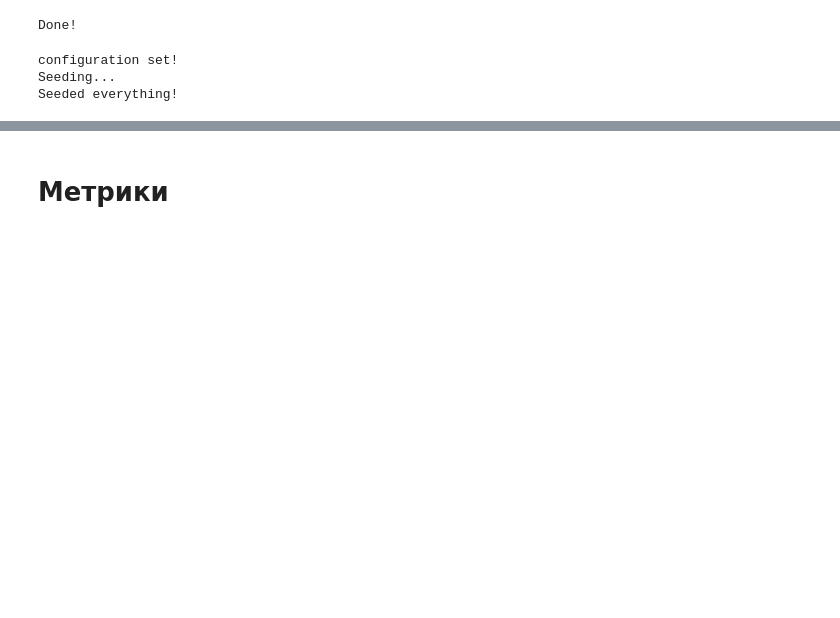
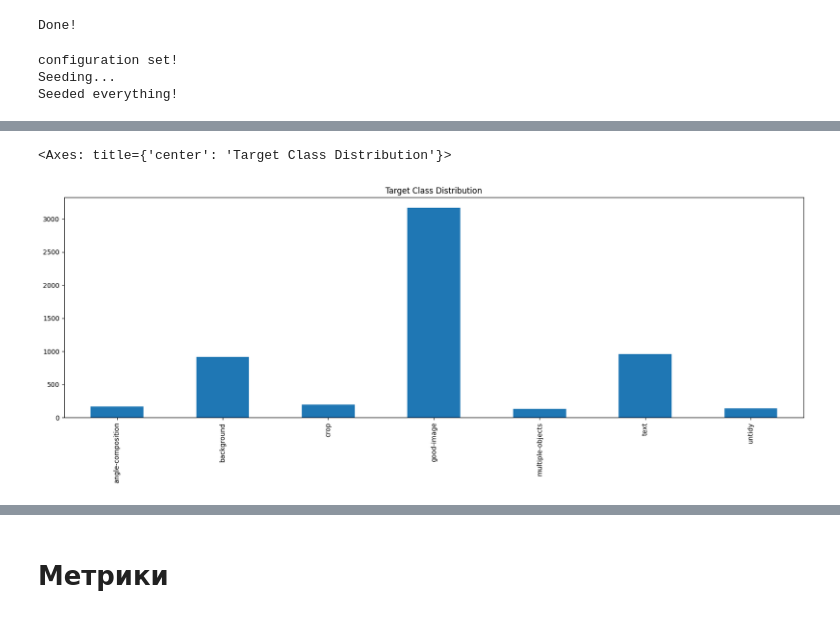
Before and after one commit to Luzinsan/intership, a Jupyter notebook: ex2/EX2_Quality.ipynb, the cells around one changed output, grey strips where cells are left out. Drawn from its saved outputs; the diff is of its cells as text; code cells hidden in the pictures; blank space fills up the shorter version.

```diff
--- a/ex2/EX2_Quality.ipynb
+++ b/ex2/EX2_Quality.ipynb
@@ -236,0 +185,19 @@ labels.
+# %%
+def data_sanity_check(df):
+    """
+        this will check each image file for corrupted or missing and
+        returns index of corrupted / missing files .Doing this will
+        prevent us from running into any data errors during training phase .
+    """
+    idx = []
+    start = time.time()
+    for i in range(len(df)):
+        try:#       checks for corrupeted or missing image files
+            if len(cv2.imread(df.iloc[i,0])) == 3:
+                _ = 1
+        except:
+            idx.append(df.iloc[i,0])
+    end = time.time()
+    print(end-start)
+    _ = gc.collect()
+    return idx
@@ -236,0 +207,14 @@ labels.
+# %%
+index = train_dir + pd.read_csv(train_csv_path, header=None, usecols=[0], dtype=str) + Config.DATA_FORMAT
+index = index[0]
+
+targets = pd.read_csv(train_csv_path, header=None, usecols = [1,2,3,4], keep_default_na=False)
+targets = targets.apply(' '.join , axis=1)
+targets = targets.str.strip()
+
+train_df = pd.DataFrame({'index': index, 'targets': targets})
+
+dsc = data_sanity_check()
+print(dsc)
+
+train_df = train_df.loc[~train_df["index"].isin(dsc)]
@@ -236,0 +224,7 @@ labels.
+# %%
+targets_list = train_df['targets'].apply(lambda x: x.split())
+
+mlb = MultiLabelBinarizer().fit(targets_list)
+one_hot_targets = pd.DataFrame(mlb.transform(targets_list), columns=mlb.classes_)
+train_df[one_hot_targets.columns] =  one_hot_targets
+train_df
@@ -236,0 +245,6 @@ labels.
+# %%
+fig, ax = plt.subplots(figsize=(20, 6))
+one_hot_targets.sum().plot.bar(title='Target Class Distribution')
+# %% [output]
+<Axes: title={'center': 'Target Class Distribution'}>
+[figure, added]
```
Also changed, not shown: parts of 23 cells of this notebook, 1 other file.
